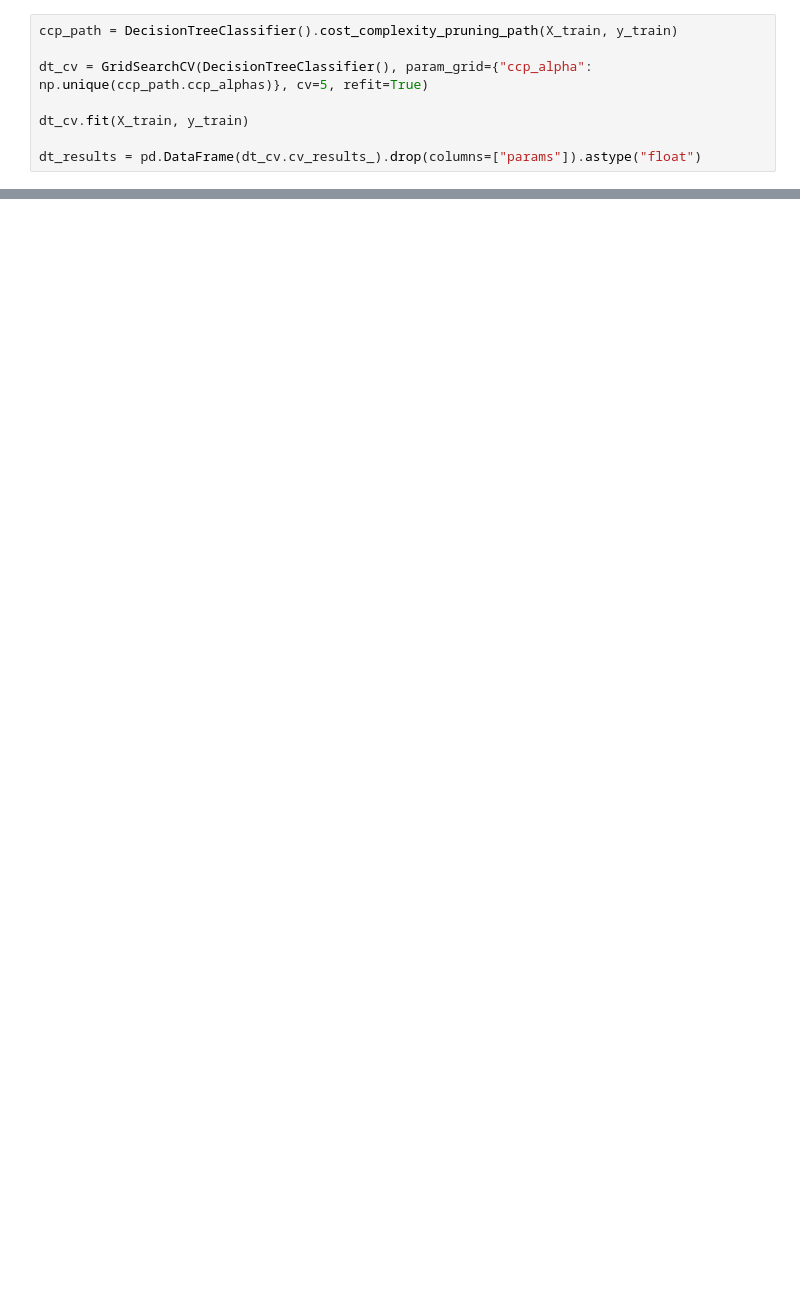
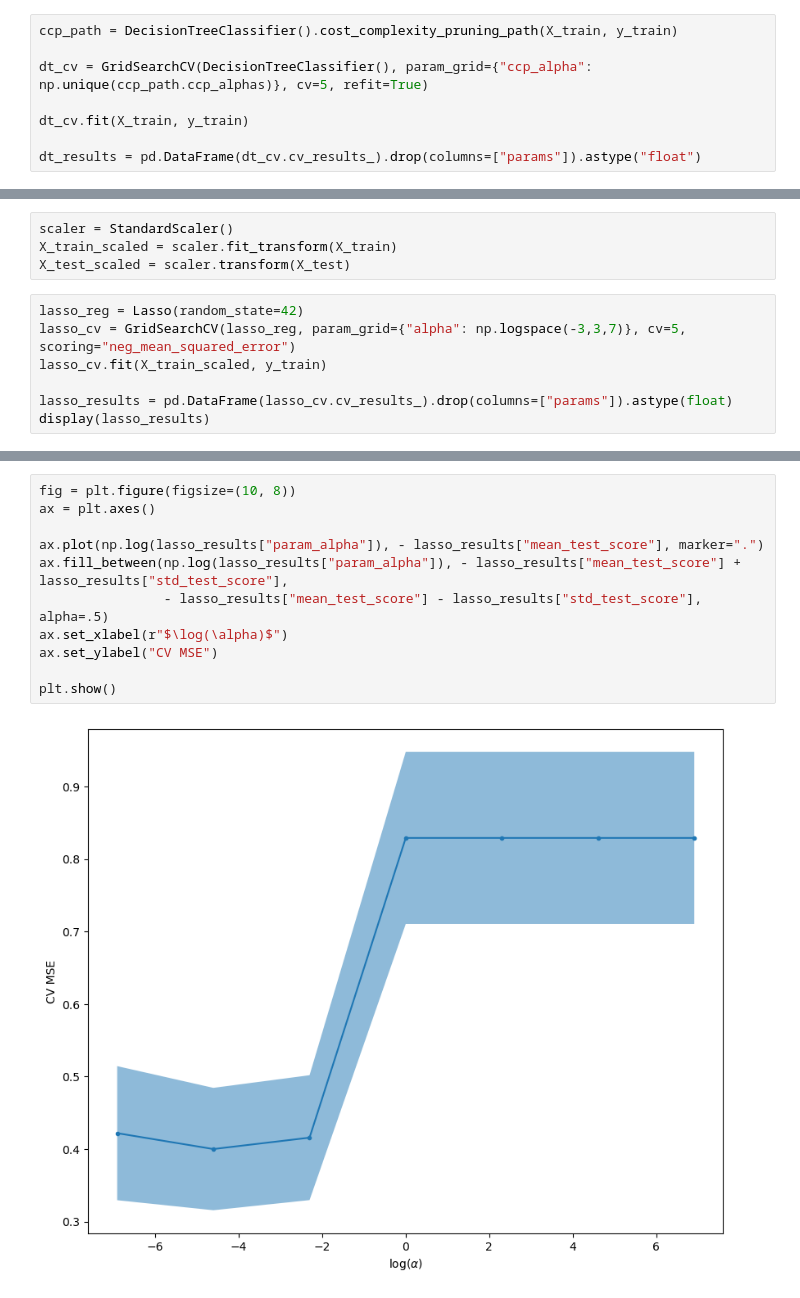
Before and after one commit to james-hughes1/mphildis-coursework, a Jupyter notebook: applied-data-science/Examples3_jh.ipynb, the cells around one changed output, grey strips where cells are left out. Saved outputs shown, nothing was run; the diff lists cells and outputs as text; blank space fills up the shorter version.

```diff
--- a/applied-data-science/Examples3_jh.ipynb
+++ b/applied-data-science/Examples3_jh.ipynb
@@ -193,0 +353,11 @@ plt.show()
+# %%
+scaler = StandardScaler()
+X_train_scaled = scaler.fit_transform(X_train)
+X_test_scaled = scaler.transform(X_test)
+# %%
+lasso_reg = Lasso(random_state=42)
+lasso_cv = GridSearchCV(lasso_reg, param_grid={"alpha": np.logspace(-3,3,7)}, cv=5, scoring="neg_mean_squared_error")
+lasso_cv.fit(X_train_scaled, y_train)
+
+lasso_results = pd.DataFrame(lasso_cv.cv_results_).drop(columns=["params"]).astype(float)
+display(lasso_results)
@@ -193,0 +373,13 @@ plt.show()
+# %%
+fig = plt.figure(figsize=(10, 8))
+ax = plt.axes()
+
+ax.plot(np.log(lasso_results["param_alpha"]), - lasso_results["mean_test_score"], marker=".")
+ax.fill_between(np.log(lasso_results["param_alpha"]), - lasso_results["mean_test_score"] + lasso_results["std_test_score"],
+                - lasso_results["mean_test_score"] - lasso_results["std_test_score"], alpha=.5)
+ax.set_xlabel(r"$\log(\alpha)$")
+ax.set_ylabel("CV MSE")
+
+plt.show()
+# %% [output]
+[figure, added]
```
Also changed, not shown: parts of 71 cells of this notebook, 7 other files.
